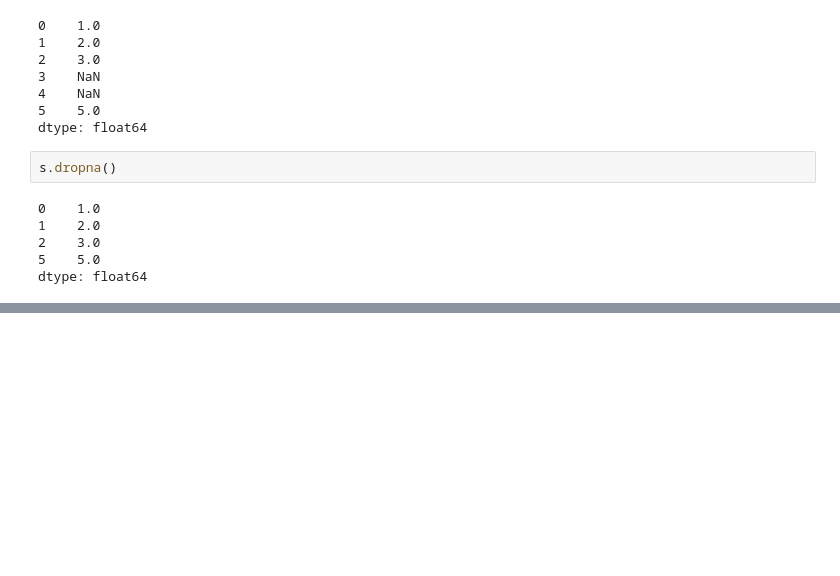
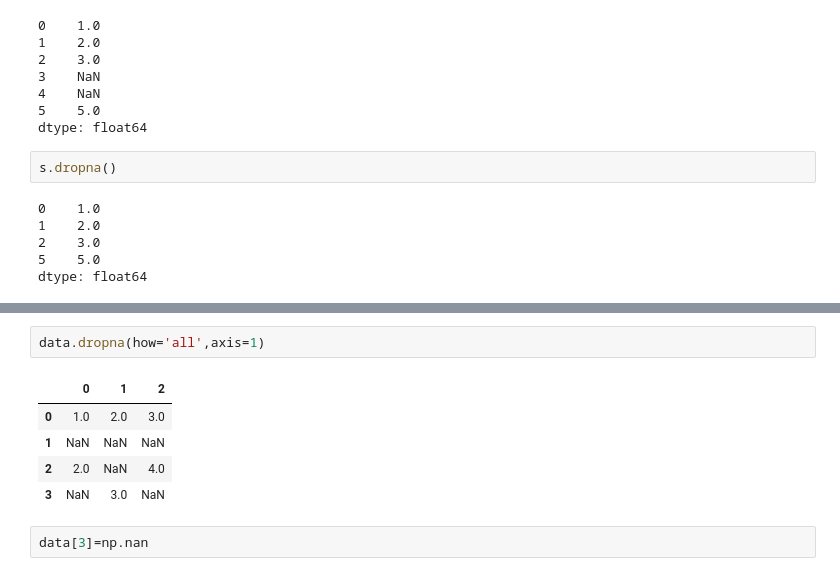
Before and after one commit to jenstem/data-analysis, a Jupyter notebook: Data Analysis/demo.ipynb, the cells around one changed output, grey strips where cells are left out. Cells and saved outputs as stored; diff of their text form; blank space fills up the shorter version.

```diff
--- a/Data Analysis/demo.ipynb
+++ b/Data Analysis/demo.ipynb
@@ -784,0 +794,10 @@ dtype: float64
+# %%
+data.dropna(how='all',axis=1)
+# %% [output]
+|  | 0 | 1 | 2 |
+| 0 | 1.0 | 2.0 | 3.0 |
+| 1 | NaN | NaN | NaN |
+| 2 | 2.0 | NaN | 4.0 |
+| 3 | NaN | 3.0 | NaN |
+# %%
+data[3]=np.nan
```
Also changed, not shown: parts of 3 cells of this notebook.
